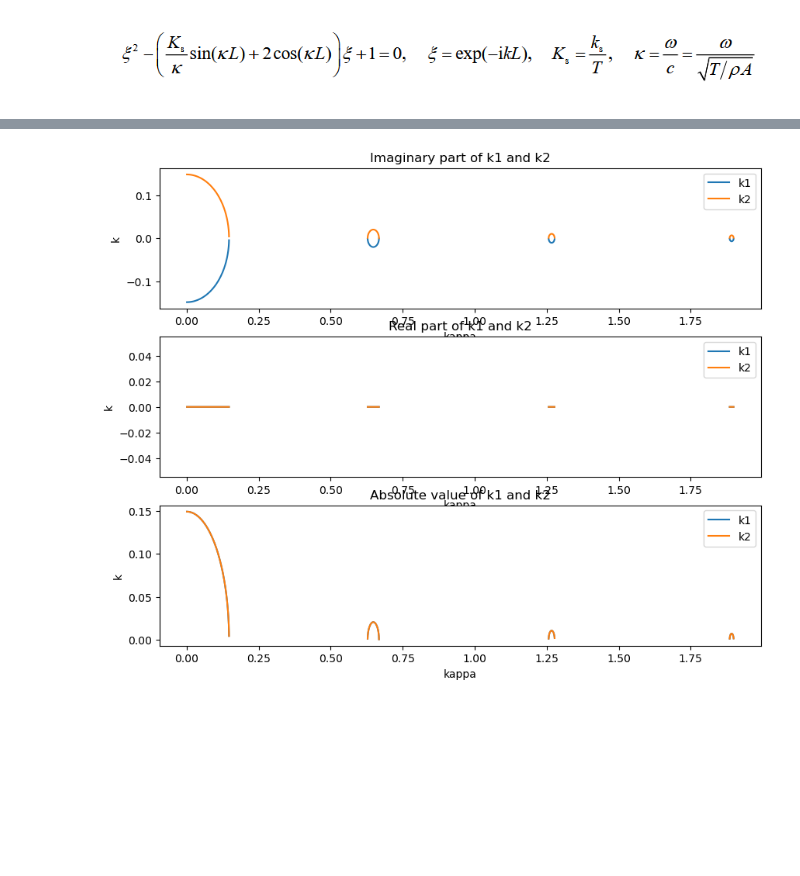
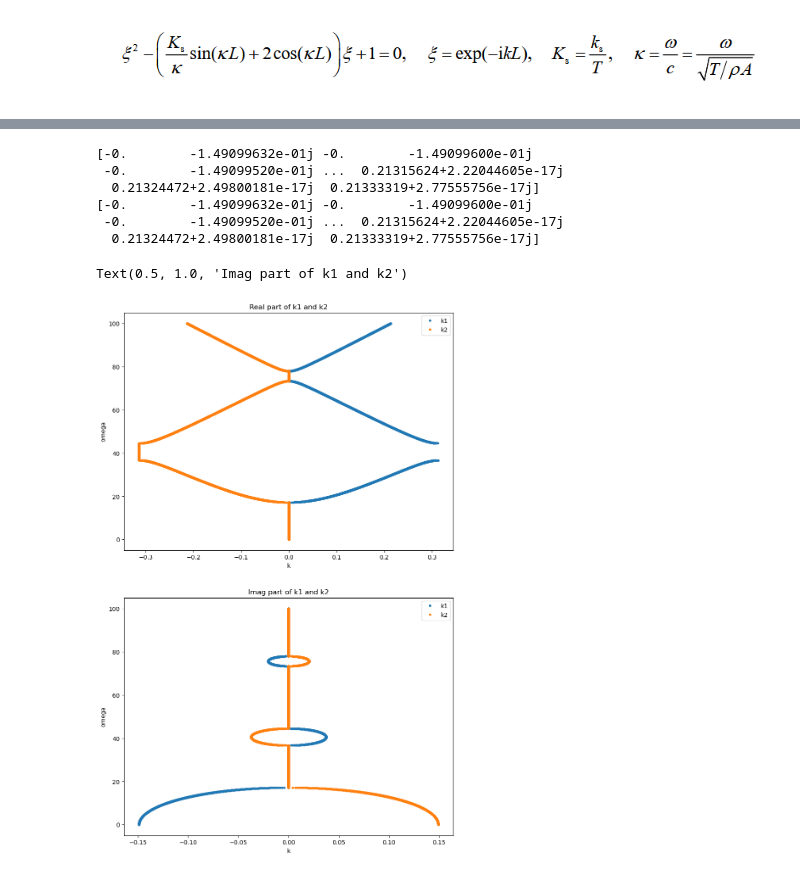
Before and after one commit to Lymone96/CIEM5220-Group2, a Jupyter notebook: 3_ML/question5.ipynb, the cells around one changed output, grey strips where cells are left out. Saved outputs shown, nothing was run; the diff lists cells and outputs as text; code cells hidden in the pictures; blank space fills up the shorter version.

```diff
--- a/3_ML/question5.ipynb
+++ b/3_ML/question5.ipynb
@@ -90,26 +82,50 @@ Text(0, 0.5, 'xi')
+# %%
+def k1_func(omega):
+    kappa = omega/np.sqrt(15E3/1.1)
+    k1 = 1.0*1j*np.log(0.0666666666666667*(15.0*kappa*np.cos(10.0*kappa) - 15.0*np.sqrt((kappa**2*np.cos(10.0*kappa)**2 - kappa**2 + 0.133333333333333*kappa*np.sin(20.0*kappa) - 0.0177777777777778*np.cos(10.0*kappa)**2 + 0.0177777777777778)+0j) + 2.0*np.sin(10.0*kappa))/kappa)/10
+    print(k1)
+    return k1
+
+def k2_func(omega):
+    kappa = omega/np.sqrt(15E3/1.1)
+    k2 = 1.0*1j*np.log(0.0666666666666667*(15.0*kappa*np.cos(10.0*kappa) + 15.0*np.sqrt((kappa**2*np.cos(10.0*kappa)**2 - kappa**2 + 0.133333333333333*kappa*np.sin(20.0*kappa) - 0.0177777777777778*np.cos(10.0*kappa)**2 + 0.0177777777777778)+0j) + 2.0*np.sin(10.0*kappa))/kappa)/10
+    return k2
 # %%
-kappa_values = np.linspace(0.001, 2, 10000)
+omega_values = np.linspace(0.001, 100, 10000)
 
-fig, ax = plt.subplots(3, 1, figsize=(10, 8))
-ax[0].plot(kappa_values, np.imag(k1_lambda(kappa_values)), label='k1')
-ax[0].plot(kappa_values, np.imag(k2_lambda(kappa_values)), label='k2')
-ax[0].set_xlabel('kappa')
-ax[0].set_ylabel('k')
+T_val = 15E3
+rhoA = 1.1
+
+fig, ax = plt.subplots(2, 1, figsize=(10, 16))
+
+# Redraw with switched axes
+ax[0].plot(np.real(k1_func(omega_values)), omega_values, '.', label='k1')
+ax[0].plot(np.real(k2_func(omega_values)), omega_values, '.',  label='k2')
+ax[0].set_ylabel('omega')
+ax[0].set_xlabel('k')
 ax[0].legend()
-ax[0].set_title('Imaginary part of k1 and k2');
+ax[0].set_title('Real part of k1 and k2')
 
-ax[1].plot(kappa_values, np.real(k1_lambda(kappa_values)), label='k1')
-ax[1].plot(kappa_values, np.real(k2_lambda(kappa_values)), label='k2')
-ax[1].set_xlabel('kappa')
-ax[1].set_ylabel('k')
+ax[1].plot(np.imag(k1_func(omega_values)), omega_values, '.', label='k1')
+ax[1].plot(np.imag(k2_func(omega_values)), omega_values, '.',  label='k2')
+ax[1].set_ylabel('omega')
+ax[1].set_xlabel('k')
 ax[1].legend()
-ax[1].set_title('Real part of k1 and k2')
+ax[1].set_title('Imag part of k1 and k2')
 
-ax[2].plot(kappa_values, np.abs(k1_lambda(kappa_values)), label='k1')
-ax[2].plot(kappa_values, np.abs(k2_lambda(kappa_values)), label='k2')
-ax[2].set_xlabel('kappa')
-ax[2].set_ylabel('k');
-ax[2].legend()
-ax[2].set_title('Absolute value of k1 and k2');
+# ax[2].plot(np.abs(k1_lambda(kappa_values)), kappa_values*np.sqrt(T_val/rhoA), label='k1')
+# ax[2].plot(np.abs(k2_lambda(kappa_values)), kappa_values*np.sqrt(T_val/rhoA), label='k2')
+# ax[2].set_ylabel('omega')
+# ax[2].set_xlabel('k')
+# ax[2].legend()
+# ax[2].set_title('Absolute value of k1 and k2')
+# ax[0].set_title('Imaginary part of k1 and k2');
 # %% [output]
+[-0.        -1.49099632e-01j -0.        -1.49099600e-01j
+ -0.        -1.49099520e-01j ...  0.21315624+2.22044605e-17j
+  0.21324472+2.49800181e-17j  0.21333319+2.77555756e-17j]
+[-0.        -1.49099632e-01j -0.        -1.49099600e-01j
+ -0.        -1.49099520e-01j ...  0.21315624+2.22044605e-17j
+  0.21324472+2.49800181e-17j  0.21333319+2.77555756e-17j]
+Text(0.5, 1.0, 'Imag part of k1 and k2')
-[figure, old version]
+[figure, new version]
```
Also changed, not shown: parts of 5 cells of this notebook, 2 other files.
